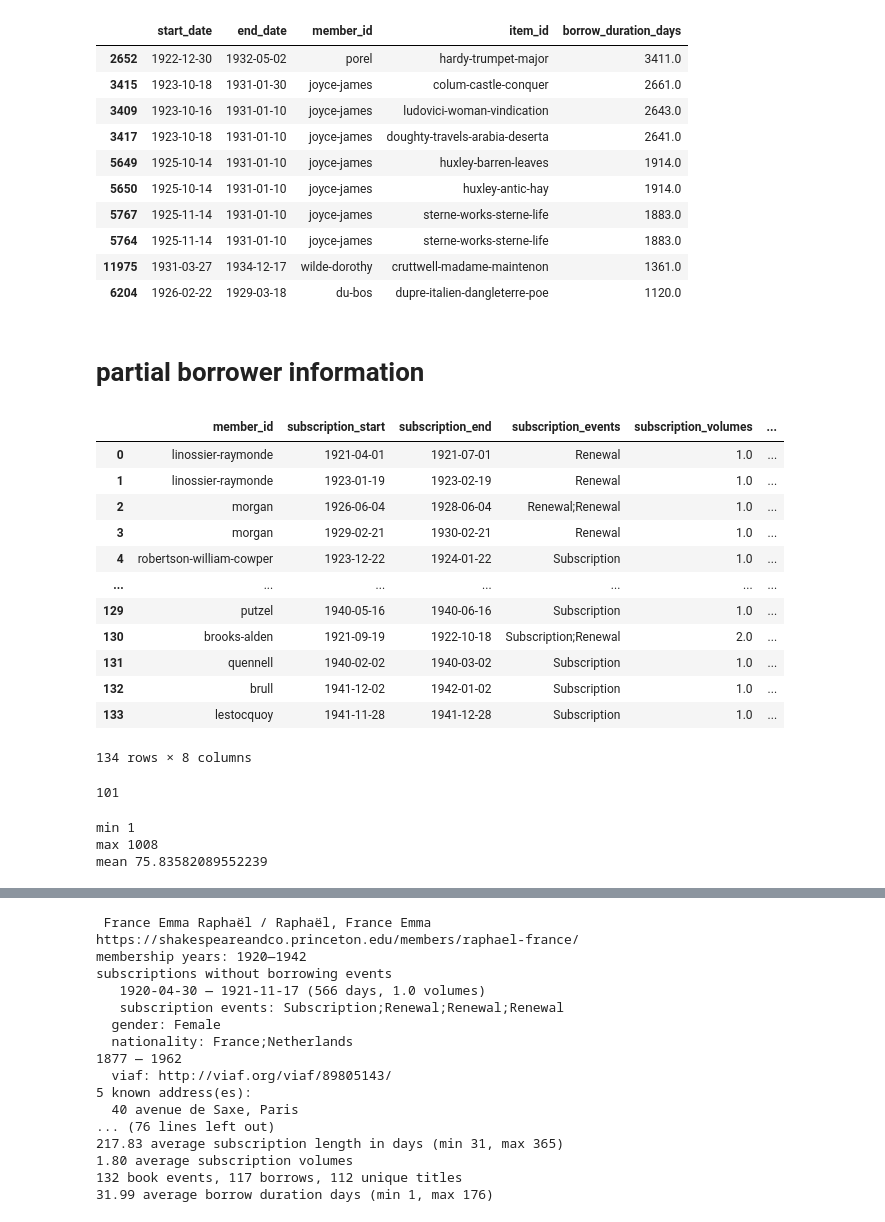
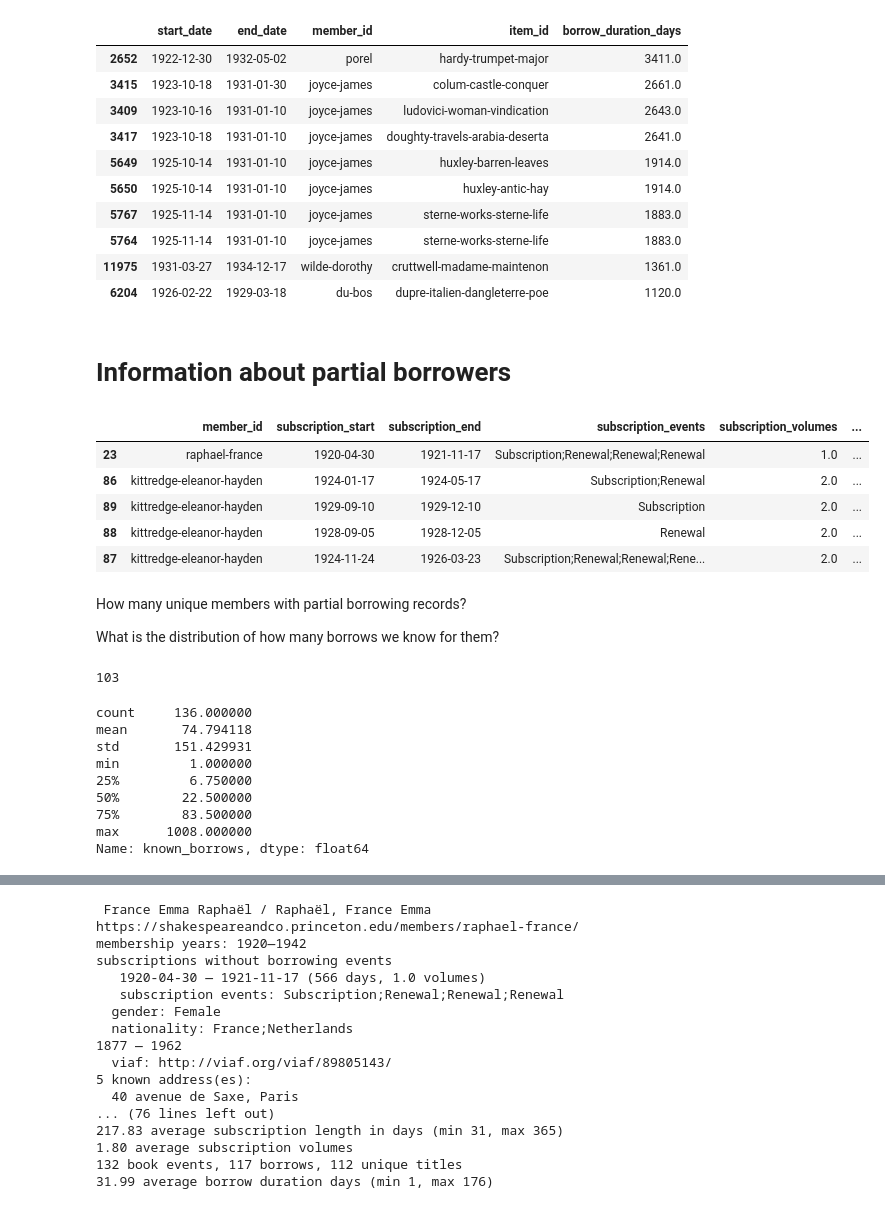
Before and after one commit to rlskoeser/shxco-missingdata-specreading, a Jupyter notebook: speculative_reading/PartialBorrowers.ipynb, the cells around one changed output, grey strips where cells are left out. Cells and saved outputs as stored; diff of their text form; code cells hidden in the pictures.

```diff
--- a/speculative_reading/PartialBorrowers.ipynb
+++ b/speculative_reading/PartialBorrowers.ipynb
@@ -129,24 +93,24 @@ yearplus_borrows[['start_date', 'end_date', 'member_id', 'item_id', 'borrow_dura
 | 5764 | 1925-11-14 | 1931-01-10 | joyce-james | sterne-works-sterne-life | 1883.0 |
 | 11975 | 1931-03-27 | 1934-12-17 | wilde-dorothy | cruttwell-madame-maintenon | 1361.0 |
 | 6204 | 1926-02-22 | 1929-03-18 | du-bos | dupre-italien-dangleterre-poe | 1120.0 |
-# %% [markdown]
-# partial borrower information
+# %% [markdown]
+# Information about partial borrowers
 # %%
+import pandas as pd
+
+from identify_partial_borrowers import PARTIAL_BORROWERS_CSV, PARTIAL_BORROWERS_COLLAPSED_CSV
+
 # load previously computed partial borrowers list (sequential / near sequential subscriptions collapsed)
-partial_borrowers = pd.read_csv(csv_urls['partial_borrowers'])
+partial_borrowers = pd.read_csv(PARTIAL_BORROWERS_COLLAPSED_CSV)
+
+# sort by number of known borrows, highest first
+partial_borrowers.sort_values('known_borrows', ascending=False, inplace=True)
+
+partial_borrowers.head()
+# %% [output]
+|  | member_id | subscription_start | subscription_end | subscription_events | subscription_volumes | ... |
+| 23 | raphael-france | 1920-04-30 | 1921-11-17 | Subscription;Renewal;Renewal;Renewal | 1.0 | ... |
+| 86 | kittredge-eleanor-hayden | 1924-01-17 | 1924-05-17 | Subscription;Renewal | 2.0 | ... |
+| 89 | kittredge-eleanor-hayden | 1929-09-10 | 1929-12-10 | Subscription | 2.0 | ... |
+| 88 | kittredge-eleanor-hayden | 1928-09-05 | 1928-12-05 | Renewal | 2.0 | ... |
+| 87 | kittredge-eleanor-hayden | 1924-11-24 | 1926-03-23 | Subscription;Renewal;Renewal;Rene... | 2.0 | ... |
-# %%
-partial_borrowers
-# %% [output]
-|  | member_id | subscription_start | subscription_end | subscription_events | subscription_volumes | ... |
-| 0 | linossier-raymonde | 1921-04-01 | 1921-07-01 | Renewal | 1.0 | ... |
-| 1 | linossier-raymonde | 1923-01-19 | 1923-02-19 | Renewal | 1.0 | ... |
-| 2 | morgan | 1926-06-04 | 1928-06-04 | Renewal;Renewal | 1.0 | ... |
-| 3 | morgan | 1929-02-21 | 1930-02-21 | Renewal | 1.0 | ... |
-| 4 | robertson-william-cowper | 1923-12-22 | 1924-01-22 | Subscription | 1.0 | ... |
-| ... | ... | ... | ... | ... | ... | ... |
-| 129 | putzel | 1940-05-16 | 1940-06-16 | Subscription | 1.0 | ... |
-| 130 | brooks-alden | 1921-09-19 | 1922-10-18 | Subscription;Renewal | 2.0 | ... |
-| 131 | quennell | 1940-02-02 | 1940-03-02 | Subscription | 1.0 | ... |
-| 132 | brull | 1941-12-02 | 1942-01-02 | Subscription | 1.0 | ... |
-| 133 | lestocquoy | 1941-11-28 | 1941-12-28 | Subscription | 1.0 | ... |
-134 rows × 8 columns
@@ -155,15 +117,21 @@ partial_borrowers.sort_values('known_borrows', ascending=False, inplace=True)
+# %% [markdown]
+How many unique members with partial borrowing records?
+
+What is the distribution of how many borrows we know for them?
 # %%
 len(partial_borrowers.member_id.unique())
 # %% [output]
-101
+103
-# %%
-from statistics import mean
-
-print('min %s' % min(partial_borrowers.known_borrows))
-print('max %s' % max(partial_borrowers.known_borrows))
-print('mean %s' % mean(partial_borrowers.known_borrows))
-# %% [output]
-min 1
-max 1008
-mean 75.83582089552239
+# %%
+partial_borrowers.known_borrows.describe()
+# %% [output]
+count     136.000000
+mean       74.794118
+std       151.429931
+min         1.000000
+25%         6.750000
+50%        22.500000
+75%        83.500000
+max      1008.000000
+Name: known_borrows, dtype: float64
 # %% [markdown]
```
Also changed, not shown: parts of 25 cells of this notebook, 1 other file.
